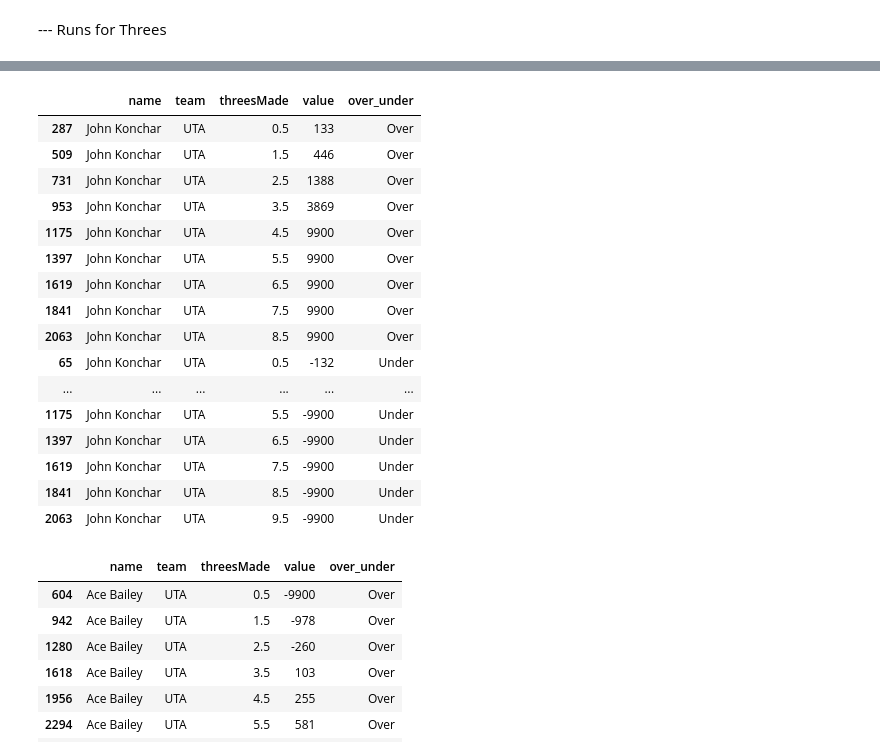
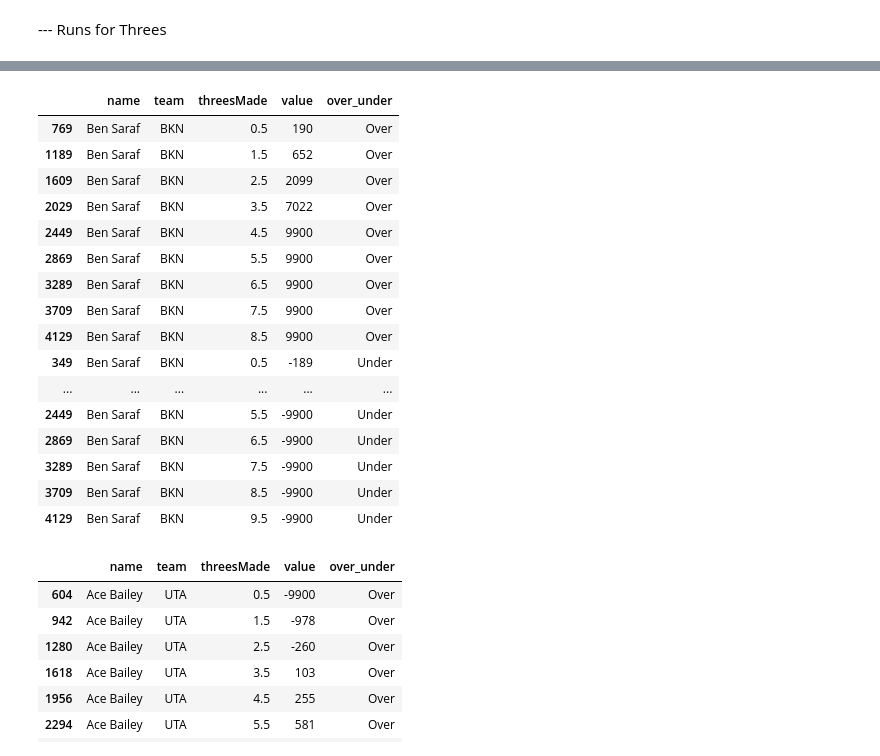
Before and after one commit to eac521/bets, a Jupyter notebook: Notebooks/2526Runs.ipynb, the cells around one changed output, grey strips where cells are left out. Saved outputs shown, nothing was run; the diff lists cells and outputs as text; code cells hidden in the pictures.

```diff
--- a/Notebooks/2526Runs.ipynb
+++ b/Notebooks/2526Runs.ipynb
@@ -440,23 +497,23 @@ final[final.name.str.contains('Cody Will')]
 # %%
-overs[overs.name.str.contains('')]
+overs[overs.name.str.contains('Saraf')]
 # %% [output]
 |  | name | team | threesMade | value | over_under |
-| 287 | John Konchar | UTA | 0.5 | 133 | Over |
-| 509 | John Konchar | UTA | 1.5 | 446 | Over |
-| 731 | John Konchar | UTA | 2.5 | 1388 | Over |
-| 953 | John Konchar | UTA | 3.5 | 3869 | Over |
-| 1175 | John Konchar | UTA | 4.5 | 9900 | Over |
-| 1397 | John Konchar | UTA | 5.5 | 9900 | Over |
-| 1619 | John Konchar | UTA | 6.5 | 9900 | Over |
-| 1841 | John Konchar | UTA | 7.5 | 9900 | Over |
-| 2063 | John Konchar | UTA | 8.5 | 9900 | Over |
-| 65 | John Konchar | UTA | 0.5 | -132 | Under |
+| 769 | Ben Saraf | BKN | 0.5 | 190 | Over |
+| 1189 | Ben Saraf | BKN | 1.5 | 652 | Over |
+| 1609 | Ben Saraf | BKN | 2.5 | 2099 | Over |
+| 2029 | Ben Saraf | BKN | 3.5 | 7022 | Over |
+| 2449 | Ben Saraf | BKN | 4.5 | 9900 | Over |
+| 2869 | Ben Saraf | BKN | 5.5 | 9900 | Over |
+| 3289 | Ben Saraf | BKN | 6.5 | 9900 | Over |
+| 3709 | Ben Saraf | BKN | 7.5 | 9900 | Over |
+| 4129 | Ben Saraf | BKN | 8.5 | 9900 | Over |
+| 349 | Ben Saraf | BKN | 0.5 | -189 | Under |
 | ... | ... | ... | ... | ... | ... |
-| 1175 | John Konchar | UTA | 5.5 | -9900 | Under |
-| 1397 | John Konchar | UTA | 6.5 | -9900 | Under |
-| 1619 | John Konchar | UTA | 7.5 | -9900 | Under |
-| 1841 | John Konchar | UTA | 8.5 | -9900 | Under |
-| 2063 | John Konchar | UTA | 9.5 | -9900 | Under |
+| 2449 | Ben Saraf | BKN | 5.5 | -9900 | Under |
+| 2869 | Ben Saraf | BKN | 6.5 | -9900 | Under |
+| 3289 | Ben Saraf | BKN | 7.5 | -9900 | Under |
+| 3709 | Ben Saraf | BKN | 8.5 | -9900 | Under |
+| 4129 | Ben Saraf | BKN | 9.5 | -9900 | Under |
 # %%
 pd.read_sql(
     '''
```
Also changed, not shown: parts of 37 cells of this notebook, 11 other files.
